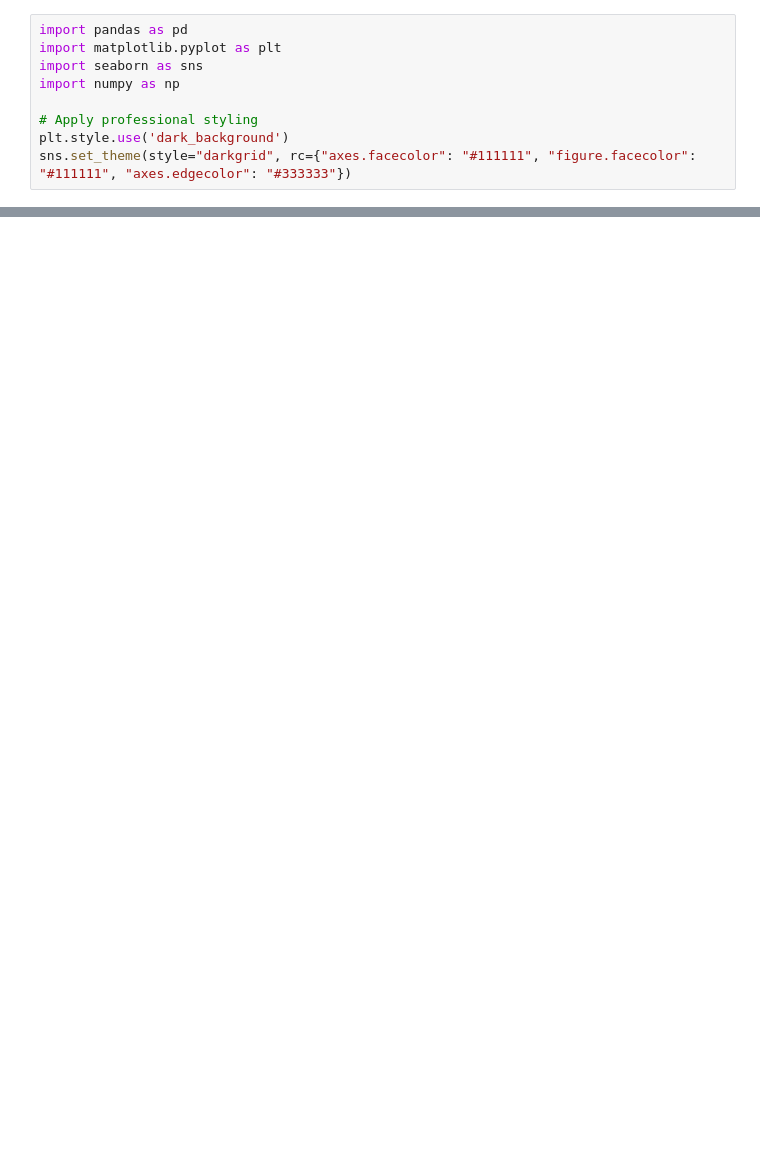
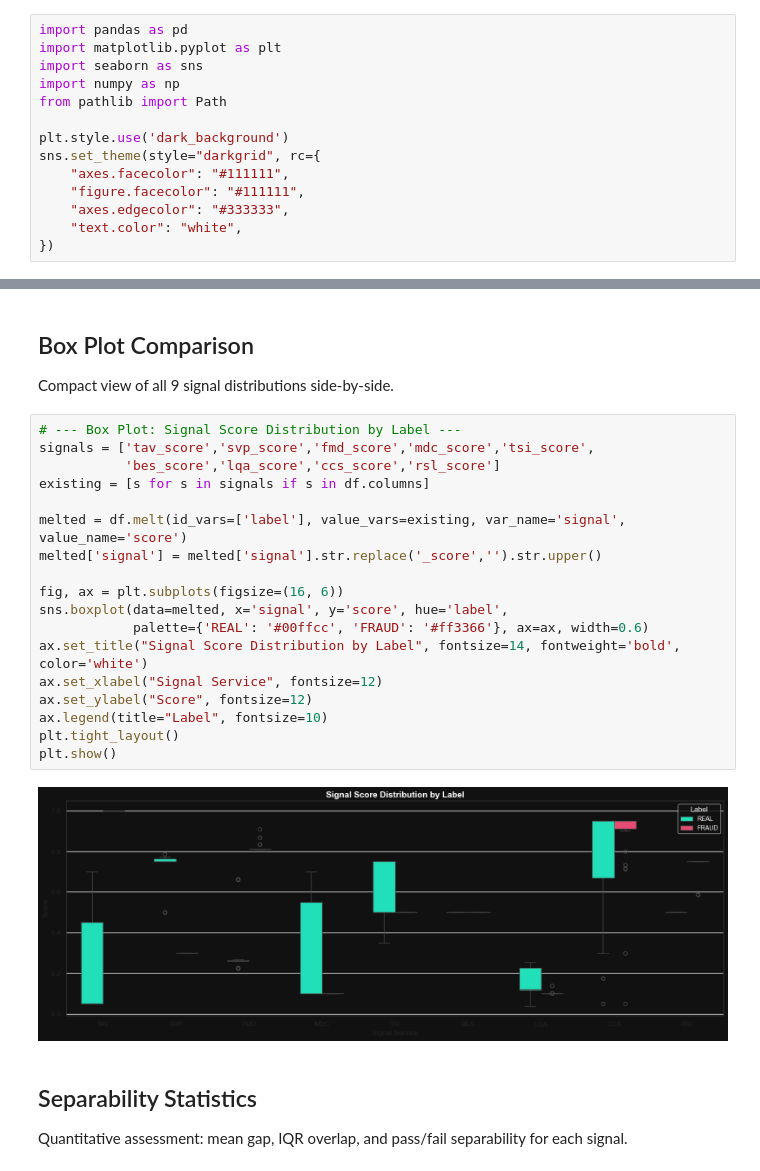
Before and after one commit to steeltroops-ai/sentinel, a Jupyter notebook: notebooks/01_signal_analysis.ipynb, the cells around one changed output, grey strips where cells are left out. Saved outputs shown, nothing was run; the diff lists cells and outputs as text; blank space fills up the shorter version.

```diff
--- a/notebooks/01_signal_analysis.ipynb
+++ b/notebooks/01_signal_analysis.ipynb
@@ -14,7 +24,12 @@ import pandas as pd
 import matplotlib.pyplot as plt
 import seaborn as sns
 import numpy as np
+from pathlib import Path
 
-# Apply professional styling
 plt.style.use('dark_background')
-sns.set_theme(style="darkgrid", rc={"axes.facecolor": "#111111", "figure.facecolor": "#111111", "axes.edgecolor": "#333333"})
+sns.set_theme(style="darkgrid", rc={
+    "axes.facecolor": "#111111",
+    "figure.facecolor": "#111111",
+    "axes.edgecolor": "#333333",
+    "text.color": "white",
+})
@@ -58,0 +100,26 @@ plt.show()
+# %% [markdown]
+## Box Plot Comparison
+Compact view of all 9 signal distributions side-by-side.
+# %%
+# --- Box Plot: Signal Score Distribution by Label ---
+signals = ['tav_score','svp_score','fmd_score','mdc_score','tsi_score',
+           'bes_score','lqa_score','ccs_score','rsl_score']
+existing = [s for s in signals if s in df.columns]
+
+melted = df.melt(id_vars=['label'], value_vars=existing, var_name='signal', value_name='score')
+melted['signal'] = melted['signal'].str.replace('_score','').str.upper()
+
+fig, ax = plt.subplots(figsize=(16, 6))
+sns.boxplot(data=melted, x='signal', y='score', hue='label',
+            palette={'REAL': '#00ffcc', 'FRAUD': '#ff3366'}, ax=ax, width=0.6)
+ax.set_title("Signal Score Distribution by Label", fontsize=14, fontweight='bold', color='white')
+ax.set_xlabel("Signal Service", fontsize=12)
+ax.set_ylabel("Score", fontsize=12)
+ax.legend(title="Label", fontsize=10)
+plt.tight_layout()
+plt.show()
+# %% [output]
+[figure, added]
+# %% [markdown]
+## Separability Statistics
+Quantitative assessment: mean gap, IQR overlap, and pass/fail separability for each signal.
```
Also changed, not shown: parts of 9 cells of this notebook, 9 other files.
